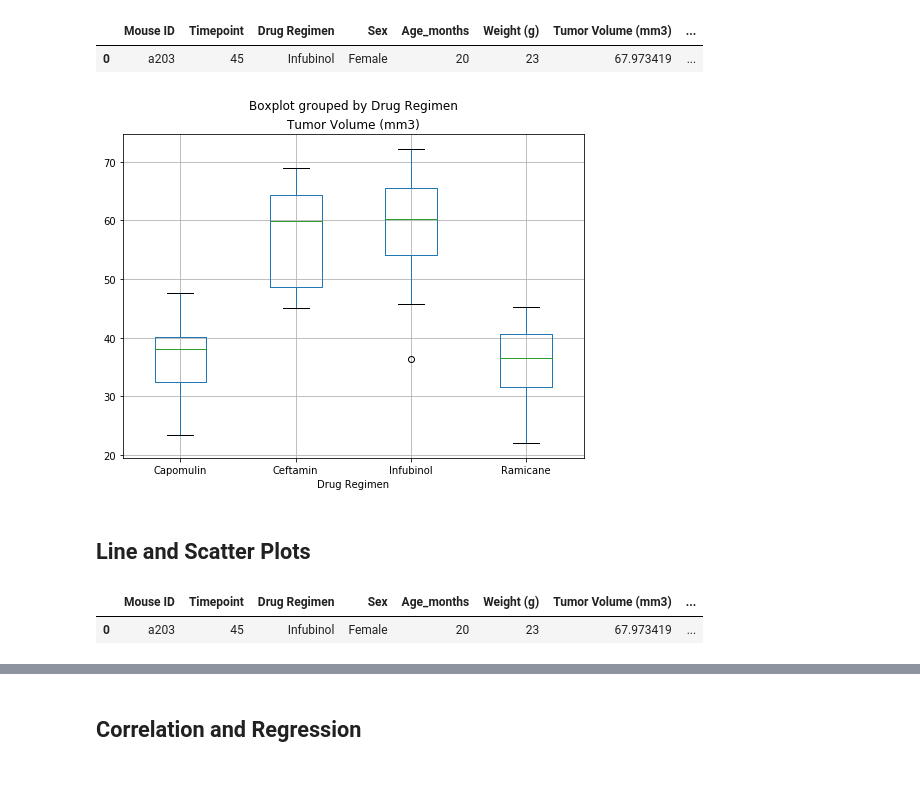
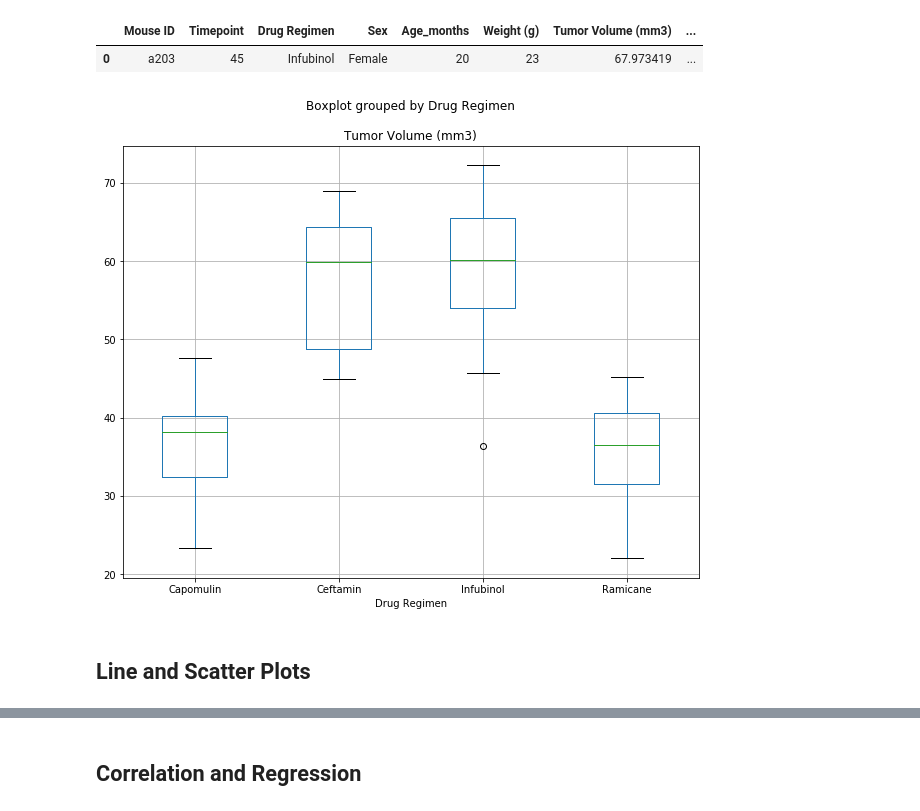
Before and after one commit to TCH2300/matplotlib-challenge, a Jupyter notebook: Pymaceuticals/main_matplotlib.ipynb, the cells around one changed output, grey strips where cells are left out. Saved outputs shown, nothing was run; the diff lists cells and outputs as text; code cells hidden in the pictures; blank space fills up the shorter version.

```diff
--- a/Pymaceuticals/main_matplotlib.ipynb
+++ b/Pymaceuticals/main_matplotlib.ipynb
@@ -210,13 +210,8 @@ four_final_df.head(1)
 | 0 | a203 | 45 | Infubinol | Female | 20 | 23 | 67.973419 | ... |
 # %%
 # Generate a box plot of the final tumor volume of each mouse across four regimens of interest
-bp=four_final_df.boxplot(column="Tumor Volume (mm3)", by="Drug Regimen", figsize=(8,6))
+bp=four_final_df.boxplot(column="Tumor Volume (mm3)", by="Drug Regimen", figsize=(10,8))
 # %% [output]
-[figure, old version]
+[figure, new version]
 # %% [markdown]
 ## Line and Scatter Plots
-# %%
-four_final_df.head(1)
-# %% [output]
-|  | Mouse ID | Timepoint | Drug Regimen | Sex | Age_months | Weight (g) | Tumor Volume (mm3) | ... |
-| 0 | a203 | 45 | Infubinol | Female | 20 | 23 | 67.973419 | ... |
```
Also changed, not shown: parts of 5 cells of this notebook.
